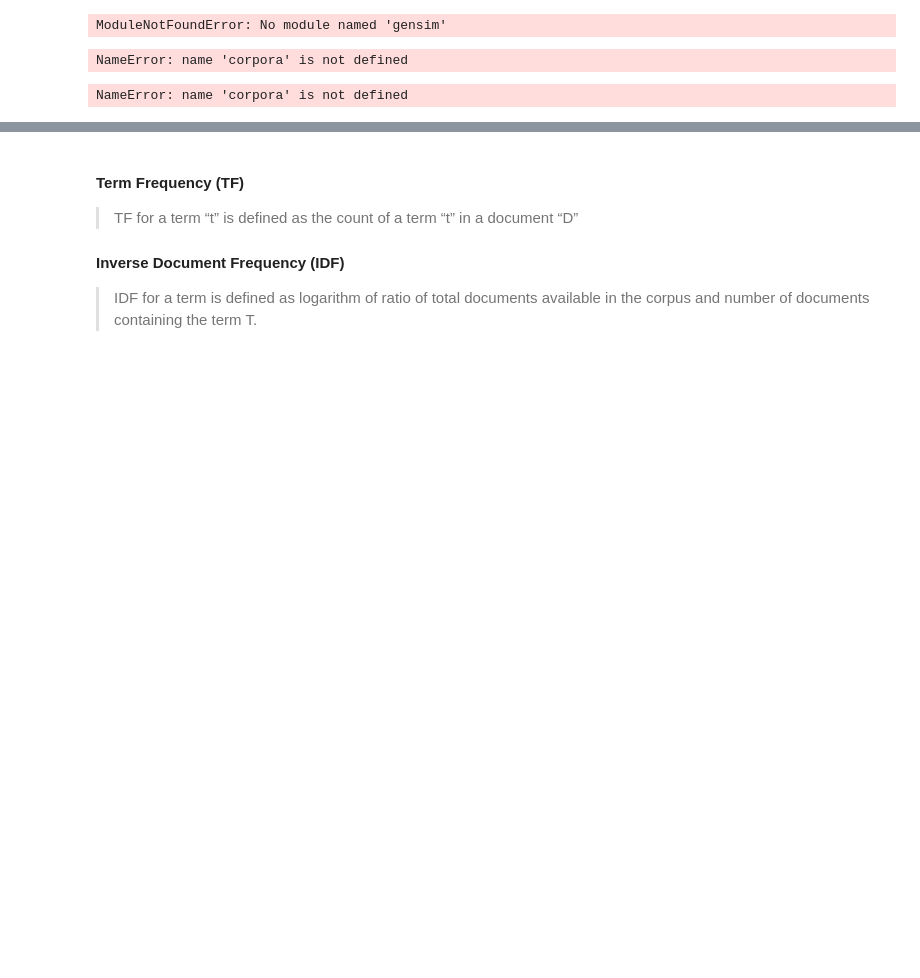
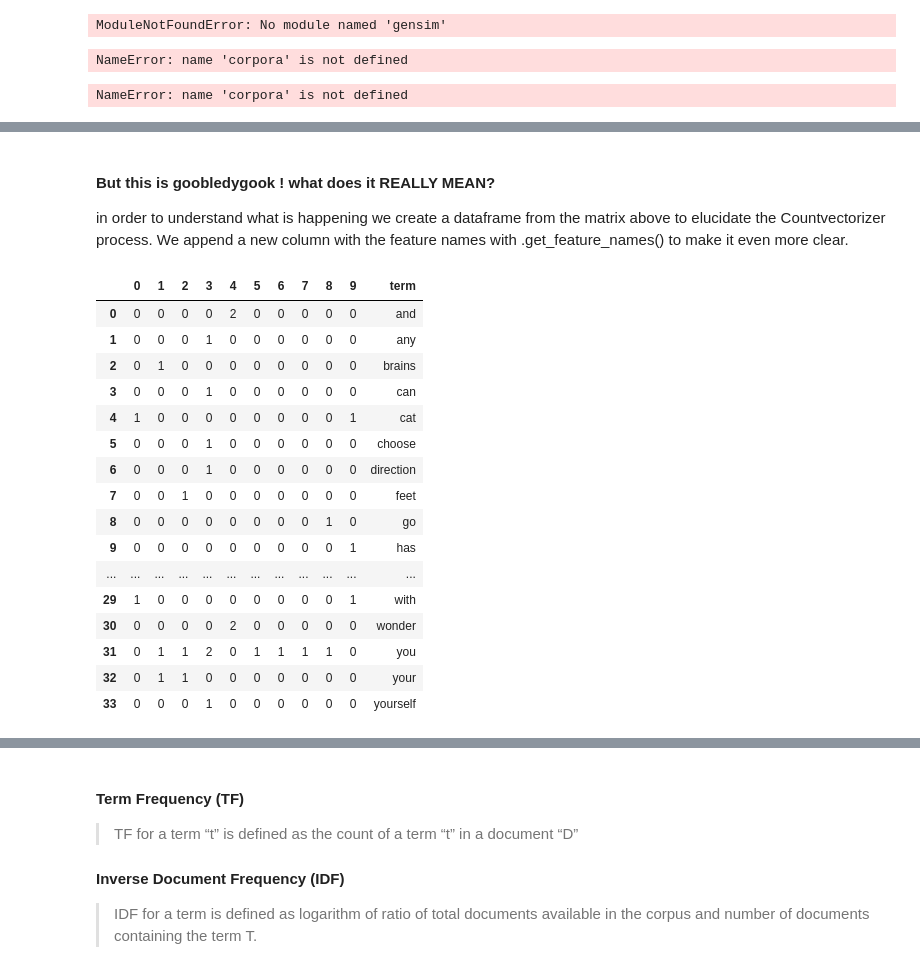
Before and after one commit to nlpforhealthcare18/nlpforhealthcare18.github.io, a Jupyter notebook: NLP_basics.ipynb, the cells around one changed output, grey strips where cells are left out. Cells and saved outputs as stored; diff of their text form; code cells hidden in the pictures; blank space fills up the shorter version.

Commit message:
added examples to notebook - merged from 01 and 02 notebooks

```diff
--- a/NLP_basics.ipynb
+++ b/NLP_basics.ipynb
@@ -409,0 +717,18 @@ generate_ngrams('this is a sample text', 2)
+# %%
+import pandas as pd
+
+#dr seuss quotes!!! some examples of text
+
+text = [
+
+        'the cat with the hat sat in the mat',
+        'you have brains in your head ',' you have feet in your shoes',
+        'You can steer yourself any direction you choose' ,
+        'Think and wonder, wonder and think', 'The more that you read',' the more things you will know',
+        'The more that you learn' ,'the more places you’ll go',
+        'the mat has a cat with a hat']
+
+#from list into a pandas dataframe
+txt = pd.DataFrame(text,columns=['text'])
+
+txt
@@ -409,0 +751,14 @@ generate_ngrams('this is a sample text', 2)
+# %%
+
+from sklearn.feature_extraction.text import CountVectorizer
+
+
+count_vect = CountVectorizer()
+X_transformed = count_vect.fit_transform(txt.text.values)
+
+
+# by using .A we show the sparse matrix as an numpy array
+X_transformed.A
+
+
+#This is the format machine learning algorithms understand from text data!
@@ -409,0 +786,28 @@ generate_ngrams('this is a sample text', 2)
+# %% [markdown]
+#### But this is goobledygook ! what does it REALLY MEAN?
+
+in order to understand what is happening we  create a dataframe from the matrix above to elucidate the Countvectorizer process. We append a new column with the feature names with .get_feature_names() to make it even more clear.
+# %%
+vectdf =pd.DataFrame(X_transformed.A.T)
+vectdf['term']=count_vect.get_feature_names()
+
+#rows are words. each column represents a document. This is the DTM *document term matrix*
+vectdf
+# %% [output]
+|  | 0 | 1 | 2 | 3 | 4 | 5 | 6 | 7 | 8 | 9 | term |
+| 0 | 0 | 0 | 0 | 0 | 2 | 0 | 0 | 0 | 0 | 0 | and |
+| 1 | 0 | 0 | 0 | 1 | 0 | 0 | 0 | 0 | 0 | 0 | any |
+| 2 | 0 | 1 | 0 | 0 | 0 | 0 | 0 | 0 | 0 | 0 | brains |
+| 3 | 0 | 0 | 0 | 1 | 0 | 0 | 0 | 0 | 0 | 0 | can |
+| 4 | 1 | 0 | 0 | 0 | 0 | 0 | 0 | 0 | 0 | 1 | cat |
+| 5 | 0 | 0 | 0 | 1 | 0 | 0 | 0 | 0 | 0 | 0 | choose |
+| 6 | 0 | 0 | 0 | 1 | 0 | 0 | 0 | 0 | 0 | 0 | direction |
+| 7 | 0 | 0 | 1 | 0 | 0 | 0 | 0 | 0 | 0 | 0 | feet |
+| 8 | 0 | 0 | 0 | 0 | 0 | 0 | 0 | 0 | 1 | 0 | go |
+| 9 | 0 | 0 | 0 | 0 | 0 | 0 | 0 | 0 | 0 | 1 | has |
+| ... | ... | ... | ... | ... | ... | ... | ... | ... | ... | ... | ... |
+| 29 | 1 | 0 | 0 | 0 | 0 | 0 | 0 | 0 | 0 | 1 | with |
+| 30 | 0 | 0 | 0 | 0 | 2 | 0 | 0 | 0 | 0 | 0 | wonder |
+| 31 | 0 | 1 | 1 | 2 | 0 | 1 | 1 | 1 | 1 | 0 | you |
+| 32 | 0 | 1 | 1 | 0 | 0 | 0 | 0 | 0 | 0 | 0 | your |
+| 33 | 0 | 0 | 0 | 1 | 0 | 0 | 0 | 0 | 0 | 0 | yourself |
```
Also changed, not shown: parts of 39 cells of this notebook.
